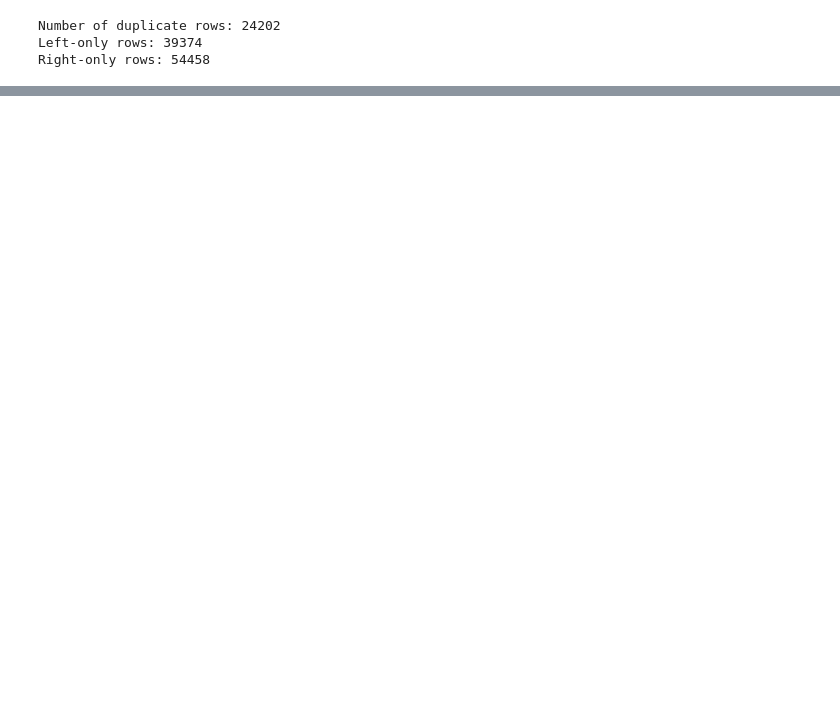
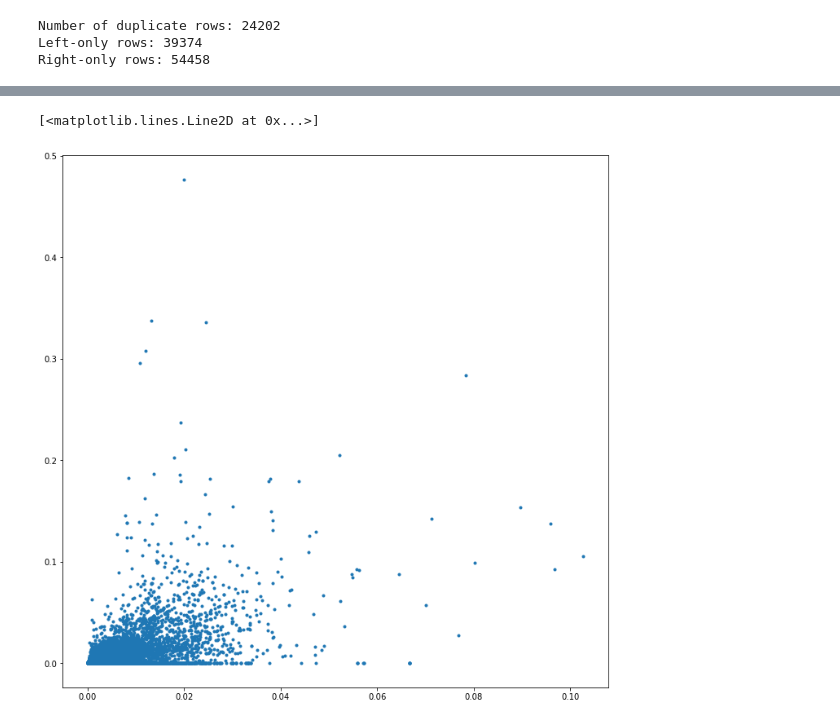
Before and after one commit to datos-Fundar/indice-mercado-trabajo-ingresos, a Jupyter notebook: scripts/04_chequeo_EPH.ipynb, the cells around one changed output, grey strips where cells are left out. Cells and saved outputs as stored; diff of their text form; code cells hidden in the pictures; blank space fills up the shorter version.

```diff
--- a/scripts/04_chequeo_EPH.ipynb
+++ b/scripts/04_chequeo_EPH.ipynb
@@ -104,0 +119,4 @@ plt.xlim([-50000000, 65000000])
+# %%
+sorted_income_dist_2021['rel Weighted Income'] = sorted_income_dist_2021['Weighted Income']/np.nansum(sorted_income_dist_2021['Weighted Income'])
+sorted_income_dist_2021['rel Pob'] = sorted_income_dist_2021['PONDII']/np.nansum(sorted_income_dist_2021['PONDII'])
+sorted_income_dist_2021.tail(40)
@@ -104,0 +141,6 @@ plt.xlim([-50000000, 65000000])
+# %%
+plt.figure(figsize=(12, 12))
+plt.plot(sorted_income_dist_2021['rel Pob']*100, sorted_income_dist_2021['rel Weighted Income']*100,'.')
+# %% [output]
+[<matplotlib.lines.Line2D at 0x...>]
+[figure, added]
```
Also changed, not shown: parts of 29 cells of this notebook, 1 other file.
